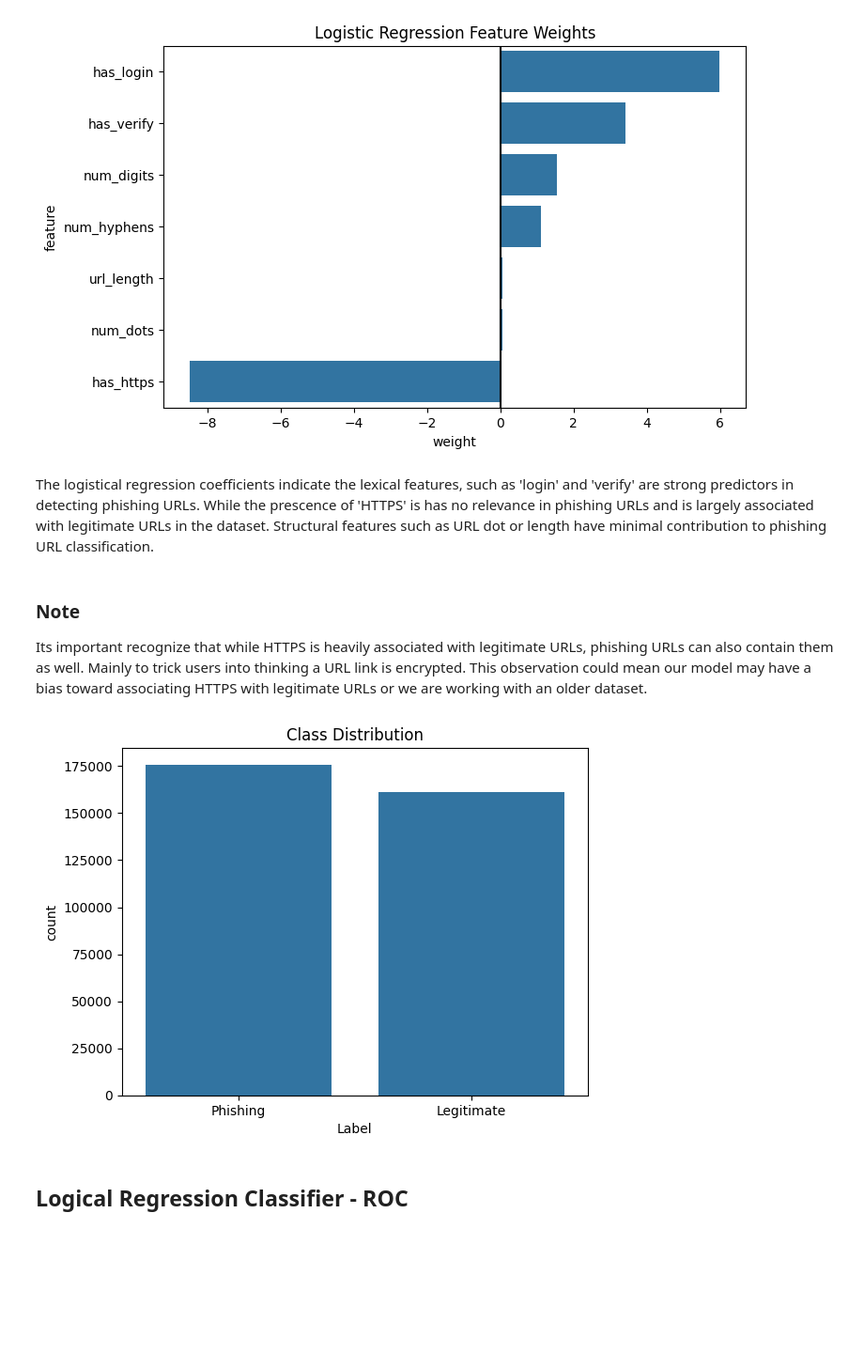
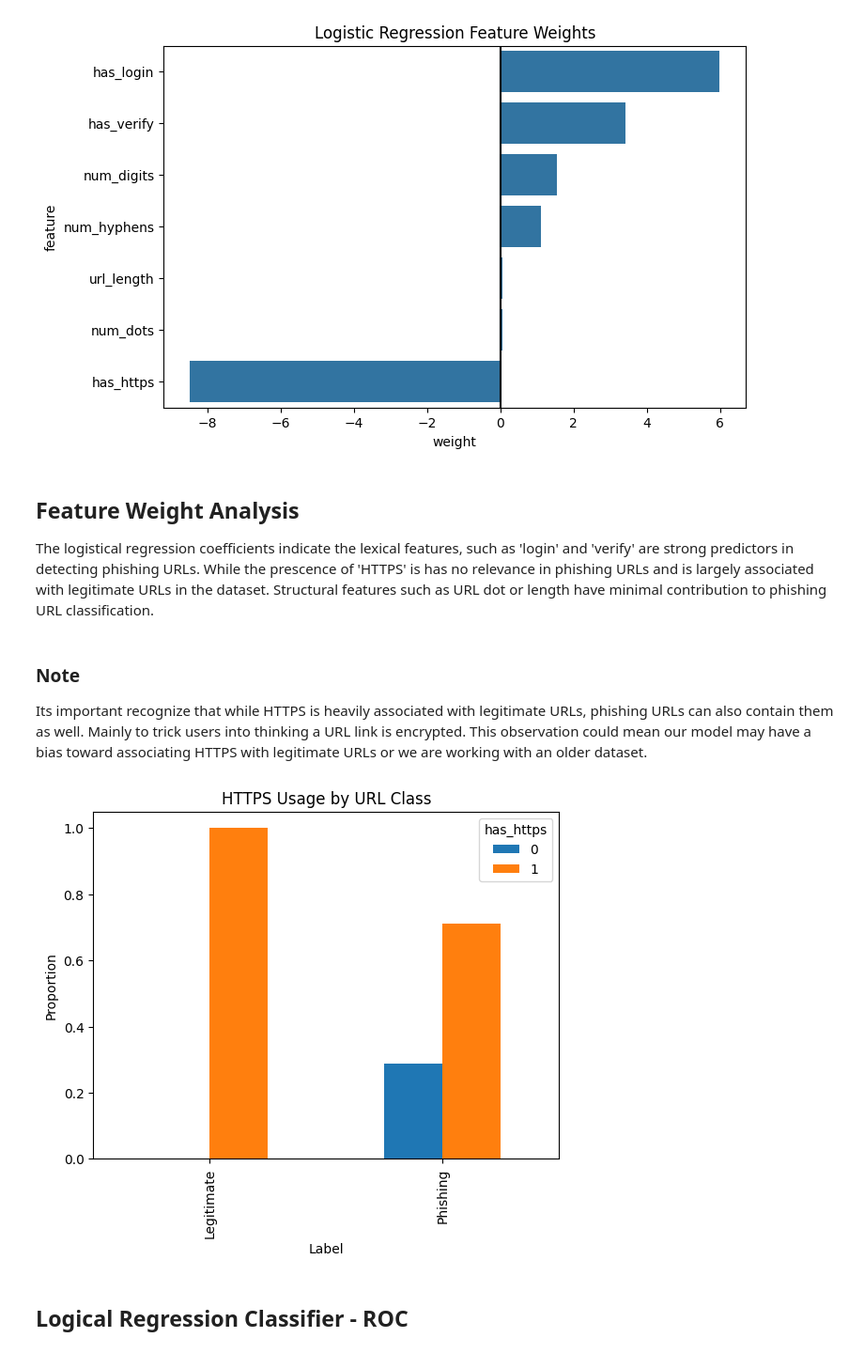
Before and after one commit to IshKwayisi1232004/Phishing_ML_Project, a Jupyter notebook: notebooks/PhishingNotebook.ipynb, the cells around one changed output. Shown at 94% size. Drawn from its saved outputs; the diff is of its cells as text; code cells hidden in the pictures; blank space fills up the shorter version.

```diff
--- a/notebooks/PhishingNotebook.ipynb
+++ b/notebooks/PhishingNotebook.ipynb
@@ -173,6 +206,7 @@ plt.show()
 # %% [output]
 [figure]
 # %% [markdown]
+## Feature Weight Analysis
 The logistical regression coefficients indicate the lexical features, such as 'login' and 'verify' are strong predictors in detecting
 phishing URLs. While the prescence of 'HTTPS' is has no relevance in phishing URLs and is largely associated with legitimate URLs in the dataset.
 Structural features such as URL dot or length have minimal contribution to phishing URL classification.
@@ -181,12 +215,16 @@ Structural features such as URL dot or length have minimal contribution to phish
 Its important recognize that while HTTPS is heavily associated with legitimate URLs, phishing URLs can also contain them as well. Mainly to trick
 users into thinking a URL link is encrypted. This observation could mean our model may have a bias toward associating HTTPS with legitimate URLs or
 we are working with an older dataset.
-# %%
-sns.countplot(x=df['Label'])
-plt.title("Class Distribution")
-plt.show()
-# %% [output]
-[figure]
+# %%
+https_dist = df.groupby('Label')['has_https'].value_counts(normalize=True).unstack()
+
+https_dist.plot(kind='bar')
+plt.title("HTTPS Usage by URL Class")
+plt.ylabel("Proportion")
+plt.savefig("https_usage_by_class.png", dpi=300, bbox_inches="tight")
+plt.show()
+# %% [output]
+[figure, added]
 # %% [markdown]
 ## Logical Regression Classifier - ROC
 # %%
```
Also changed, not shown: parts of 47 cells of this notebook, 12 other files.
